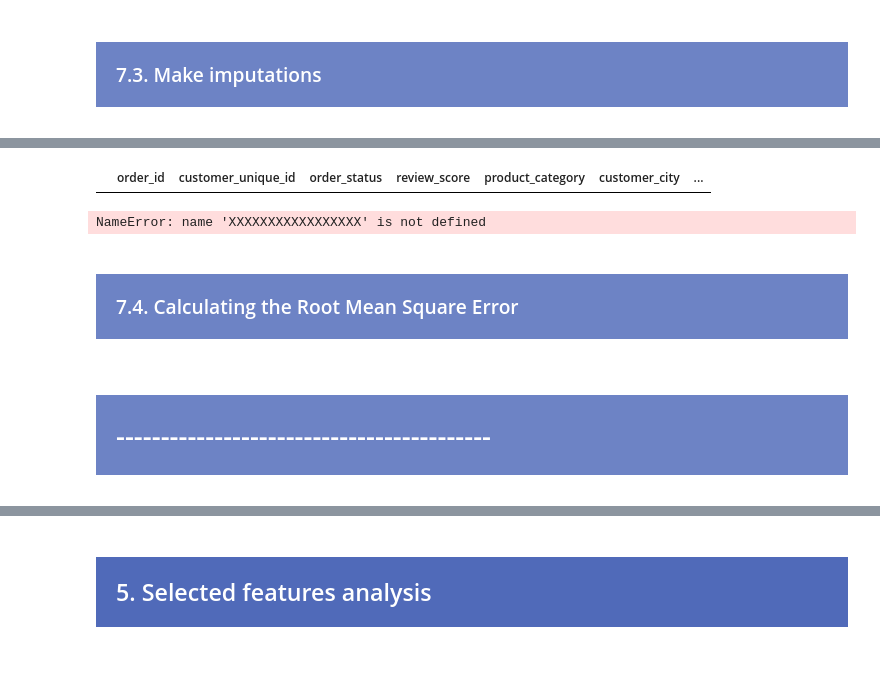
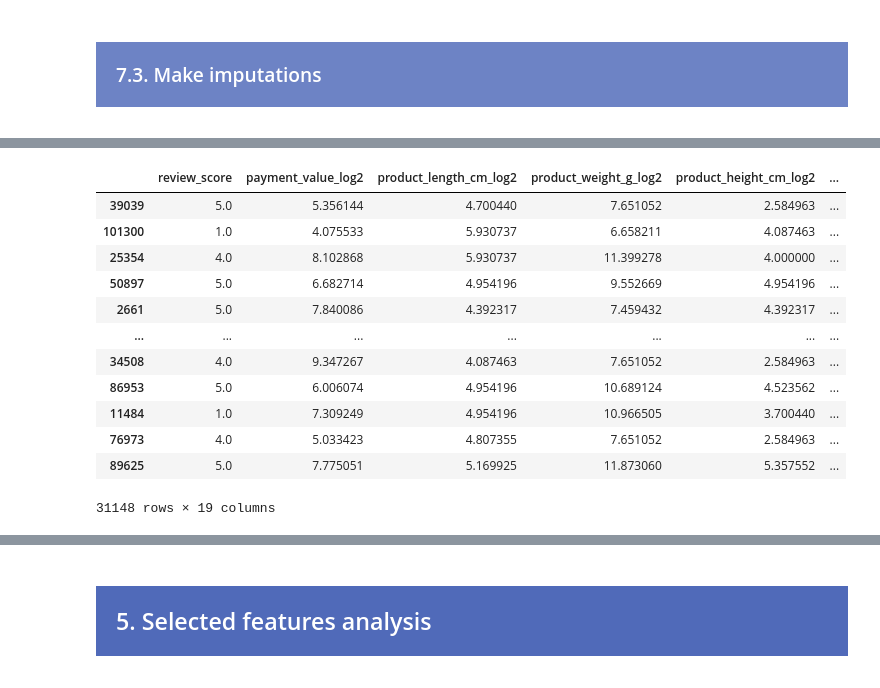
Before and after one commit to samirhinojosa/OC-P5-segment-customers-of-website, a Jupyter notebook: analysis_notebook.ipynb, the cells around one changed output, grey strips where cells are left out. Drawn from its saved outputs; the diff is of its cells as text; code cells hidden in the pictures.

Commit message:
missing values

```diff
--- a/analysis_notebook.ipynb
+++ b/analysis_notebook.ipynb
@@ -2325,12 +2268,16 @@ array(['furniture_living_room', 'garden_tools', 'perfumery', 'cool_stuff',
 # %%
-test_payment_value[test_payment_value["Data"] == "SimpleImputer"]
+test_payment_value[test_payment_value["Data"] == "SimpleImputer"].sort_values("order_id", ascending=False)
 # %% [output]
-|  | order_id | customer_unique_id | order_status | review_score | product_category | customer_city | ... |
+|  | review_score | payment_value_log2 | product_length_cm_log2 | product_weight_g_log2 | product_height_cm_log2 | ... |
+| 39039 | 5.0 | 5.356144 | 4.700440 | 7.651052 | 2.584963 | ... |
+| 101300 | 1.0 | 4.075533 | 5.930737 | 6.658211 | 4.087463 | ... |
+| 25354 | 4.0 | 8.102868 | 5.930737 | 11.399278 | 4.000000 | ... |
+| 50897 | 5.0 | 6.682714 | 4.954196 | 9.552669 | 4.954196 | ... |
+| 2661 | 5.0 | 7.840086 | 4.392317 | 7.459432 | 4.392317 | ... |
+| ... | ... | ... | ... | ... | ... | ... |
+| 34508 | 4.0 | 9.347267 | 4.087463 | 7.651052 | 2.584963 | ... |
+| 86953 | 5.0 | 6.006074 | 4.954196 | 10.689124 | 4.523562 | ... |
+| 11484 | 1.0 | 7.309249 | 4.954196 | 10.966505 | 3.700440 | ... |
+| 76973 | 4.0 | 5.033423 | 4.807355 | 7.651052 | 2.584963 | ... |
+| 89625 | 5.0 | 7.775051 | 5.169925 | 11.873060 | 5.357552 | ... |
+31148 rows × 19 columns
-# %%
-XXXXXXXXXXXXXXXXX
-# %% [output]
-NameError: name 'XXXXXXXXXXXXXXXXX' is not defined
-# %% [markdown]
-<div style="background-color: #6D83C5;" >
-    <h3 style="margin: auto; padding: 20px; color:#fff; ">7.4. Calculating the Root Mean Square Error</h3>
-</div>
@@ -2367,4 +2283,0 @@ df_RMSE
-# %% [markdown]
-<div style="background-color: #6D83C5;" >
-    <h1 style="margin: auto; padding: 20px; color:#fff; ">------------------------------------------</h1>
-</div>
```
Also changed, not shown: parts of 21 cells of this notebook, 1 other file.
